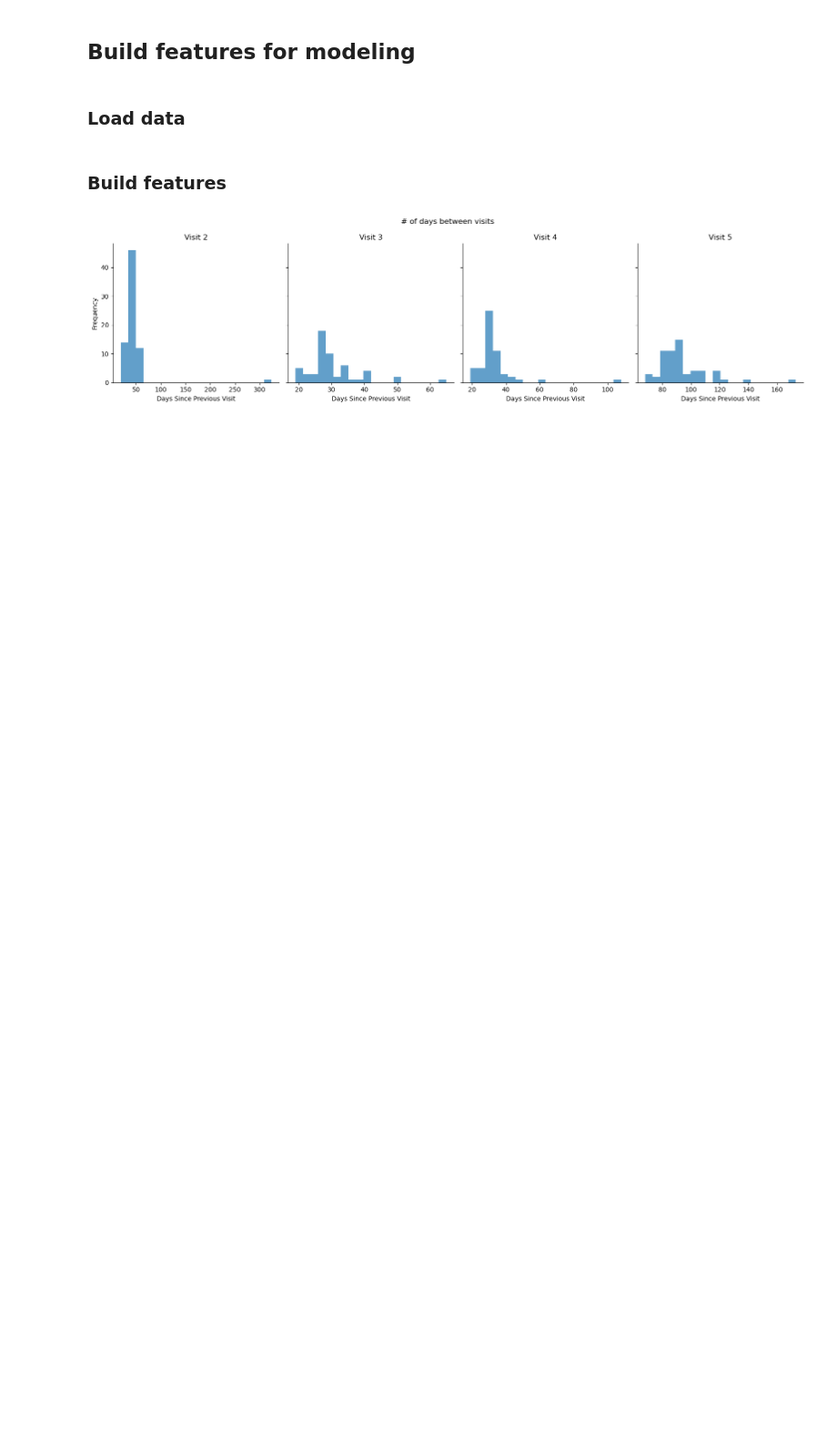
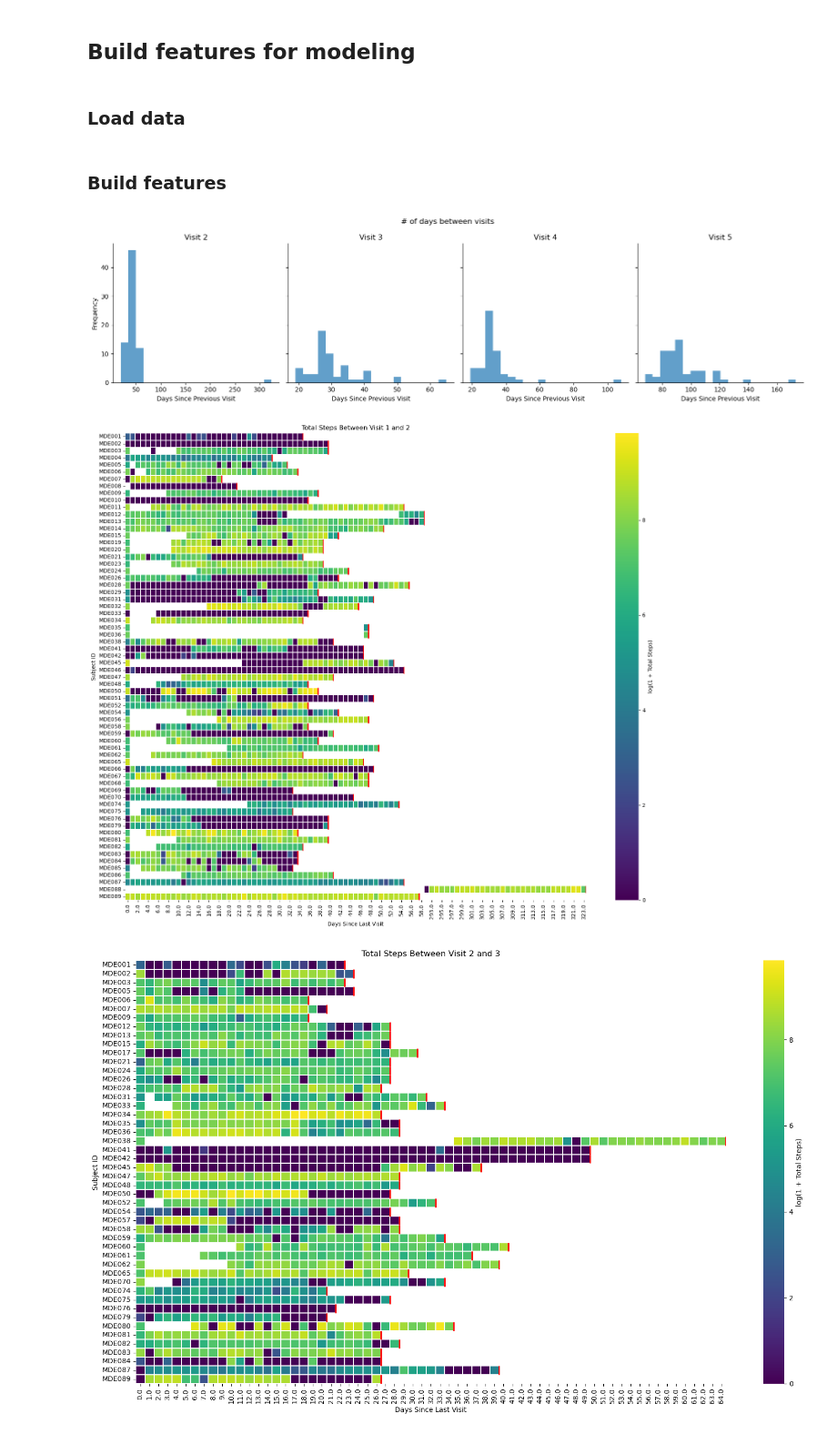
Before and after one commit to OHNLP/activity_tracker, a Jupyter notebook: notebooks/feature.ipynb, the cells around one changed output. Shown at 91% size. Drawn from its saved outputs; the diff is of its cells as text; code cells hidden in the pictures; blank space fills up the shorter version.

Commit message:
feat: :sparkles: Plot heatmap of total steps between visits

```diff
--- a/notebooks/feature.ipynb
+++ b/notebooks/feature.ipynb
@@ -61,3 +61,63 @@ plt.suptitle('# of days between visits', y=1.05)
 plt.show()
 # %% [output]
 [figure]
+# %%
+# Prepare visit dates for each subject
+df_visit['date'] = pd.to_datetime(df_visit['date'])
+df_measurement['date'] = pd.to_datetime(df_measurement['date'])
+
+visit_dates = df_visit[['subject_id', 'date', 'visit_id']].copy()
+
+# Function to compute days since last visit for each measurement
+def get_days_since_last_visit(row):
+    subject_visits = visit_dates[visit_dates['subject_id'] == row['subject_id']]
+    past_visits = subject_visits[subject_visits['date'] <= row['date']]
+    if past_visits.empty:
+        return None
+    last_visit_date = past_visits['date'].max()
+    return (row['date'] - last_visit_date).days
+
+df_measurement['days_since_last_visit'] = df_measurement.apply(get_days_since_last_visit, axis=1)
+# %%
+# Plot heatmap of total steps between visits
+import numpy as np
+import matplotlib.pyplot as plt
+import seaborn as sns
+
+visit_ids = sorted(df_visit['visit_id'].unique())
+for i in range(len(visit_ids) - 1):
+    v_start = visit_ids[i]
+    v_end = visit_ids[i + 1]
+    # Get visit n and n+1 dates for each subject
+    visit_n = df_visit[df_visit['visit_id'] == v_start][['subject_id', 'date']].rename(columns={'date': 'start_date'})
+    visit_np1 = df_visit[df_visit['visit_id'] == v_end][['subject_id', 'date']].rename(columns={'date': 'end_date'})
+    visit_window = visit_n.merge(visit_np1, on='subject_id', how='inner')
+    # Filter measurements for this interval
+    mask = df_measurement['subject_id'].isin(visit_window['subject_id'])
+    filtered = df_measurement[mask].merge(visit_window, on='subject_id', how='left')
+    filtered = filtered[(filtered['date'] > filtered['start_date']) & (filtered['date'] <= filtered['end_date'])]
+    heatmap_data = filtered.pivot_table(index='subject_id', columns='days_since_last_visit', values='total_steps', aggfunc='sum')
+    log_heatmap_data = np.log1p(heatmap_data)
+    # Plot
+    plt.figure(figsize=(16, max(6, 0.2*log_heatmap_data.shape[0])))
+    ax = sns.heatmap(
+        log_heatmap_data,
+        cmap='viridis',
+        cbar_kws={'label': 'log(1 + Total Steps)'},
+        linewidths=0.1
+    )
+    plt.title(f'Total Steps Between Visit {v_start} and {v_end}')
+    plt.xlabel('Days Since Last Visit')
+    plt.ylabel('Subject ID')
+    # Mark the next visit date for each subject
+    for j, subject in enumerate(log_heatmap_data.index):
+        subject_days = log_heatmap_data.columns[~log_heatmap_data.loc[subject].isna()]
+        if len(subject_days) > 0:
+            last_day = subject_days.max()
+            col_idx = list(log_heatmap_data.columns).index(last_day)
+            ax.vlines(col_idx + 1, j, j + 1, color='red', linewidth=2)
+    plt.tight_layout()
+    plt.show()
+# %% [output]
+[figure, added]
+[figure, added]
```
Also changed, not shown: parts of 1 cell of this notebook.
